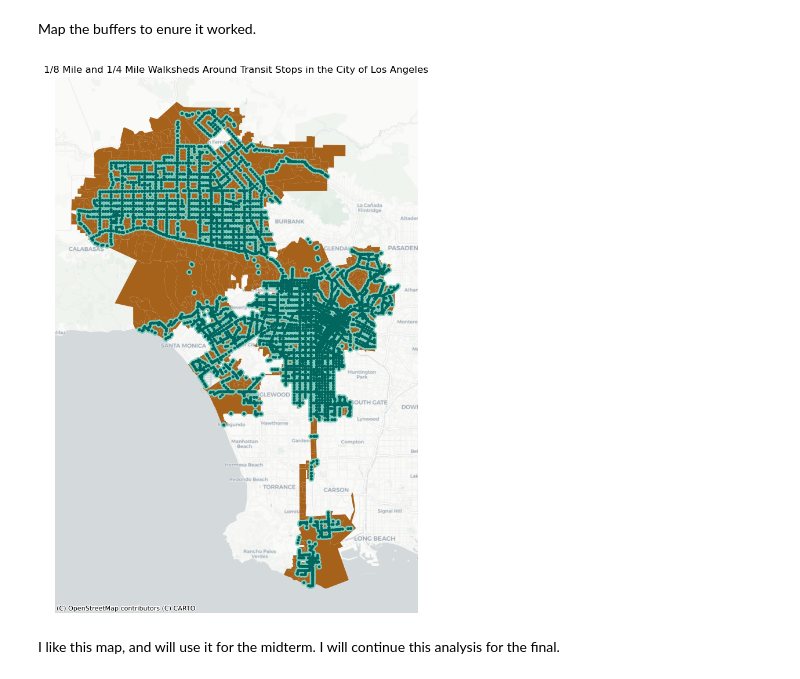
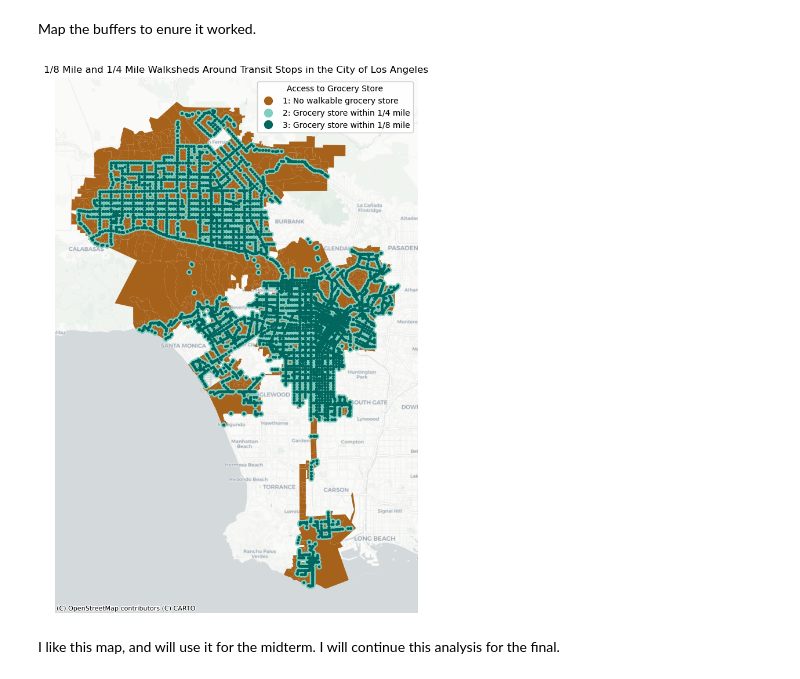
Before and after one commit to lucybriggs12/snakeemoji, a Jupyter notebook: Group Assignments/Week 05/Carolyn Midterm Notebook.ipynb, the cells around one changed output. Cells and saved outputs as stored; diff of their text form; code cells hidden in the pictures.

Commit message:
Adding legend to buffer map

```diff
--- a/Group Assignments/Week 05/Carolyn Midterm Notebook.ipynb
+++ b/Group Assignments/Week 05/Carolyn Midterm Notebook.ipynb
@@ -770,23 +770,37 @@ transit_buffer_0125['walkshed'] = transit_buffer_0125.buffer(201.168)
 transit_buffer_0125=transit_buffer_0125.set_geometry('walkshed')
 # %% [markdown]
 Map the buffers to enure it worked.
-# %%
-#Plot transit stop locations and walkshed buffers.
-fig,ax = plt.subplots(figsize=(12,12))
-#ax1=transit_projection.plot(ax=ax, zorder=4, markersize=3, color='yellow')
-ax2=transit_buffer_0125.plot(ax=ax, zorder=3, color='#01665e')
-ax3=transit_buffer_025.plot(ax=ax, zorder=2, color='#80cdc1')
-ax4=seniors_projection.plot(ax=ax, zorder=1, color='#a6611a')
-
-ax.axis('off')
-ax.set_title('1/8 Mile and 1/4 Mile Walksheds Around Transit Stops in the City of Los Angeles')
-ctx.add_basemap(ax, source=ctx.providers.CartoDB.Positron, crs='epsg:6423')
-
-plt.savefig('transitbuffers.png')
-
-#Note: still struggling to figure out how to make a legend when there are multiple axis like this.
-# %% [output]
-[figure, removed]
+# %%
+# I am going to have to create a manual legend since I have multiple layers, so I will first create a color dictionary.
+color_dict = {'1: No walkable grocery store': '#a6611a',
+ '2: Grocery store within 1/4 mile': '#80cdc1',
+ '3: Grocery store within 1/8 mile': '#01665e'}
+
+# Now I create a "colors" column in each separate dataframe that denotes the color I want things to show up as.
+transit_buffer_0125["colors"] = '#01665e'
+transit_buffer_025["colors"] = '#80cdc1'
+seniors_projection["colors"] = '#a6611a'
+
+# Now I create my actual map with the three geodataframes added in the appropriate order (zorder).
+fig,ax = plt.subplots(figsize=(12,12))
+transit_buffer_0125.plot(ax=ax, zorder=3, color=transit_buffer_0125['colors'])
+transit_buffer_025.plot(ax=ax, zorder=2, color=transit_buffer_025['colors'])
+seniors_projection.plot(ax=ax, zorder=1, color=seniors_projection['colors'])
+
+# Add manual legend.
+from matplotlib.lines import Line2D
+custom_points = [Line2D([0], [0], marker="o", linestyle="none", markersize=10, color=color) for color in color_dict.values()]
+leg_points = ax.legend(custom_points, color_dict.keys(), title="Access to Grocery Store")
+ax.add_artist(leg_points)
+
+#Format plot axis, title, and basemap.
+ax.axis('off')
+ax.set_title('1/8 Mile and 1/4 Mile Walksheds Around Transit Stops in the City of Los Angeles')
+ctx.add_basemap(ax, source=ctx.providers.CartoDB.Positron, crs='epsg:6423')
+
+plt.savefig('transitbuffers.png')
+# %% [output]
+[figure, added]
 # %% [markdown]
 I like this map, and will use it for the midterm.  I will continue this analysis for the final.
 # %% [markdown]
```
Also changed, not shown: parts of 5 cells of this notebook, 1 other file.
